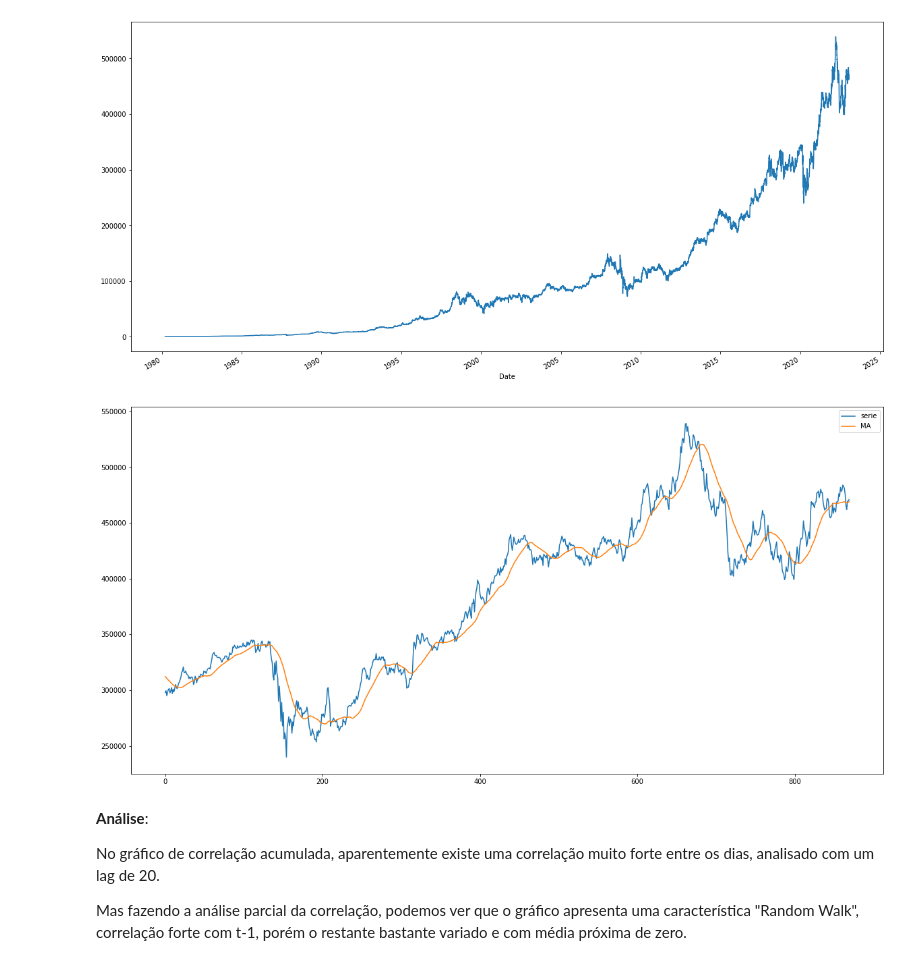
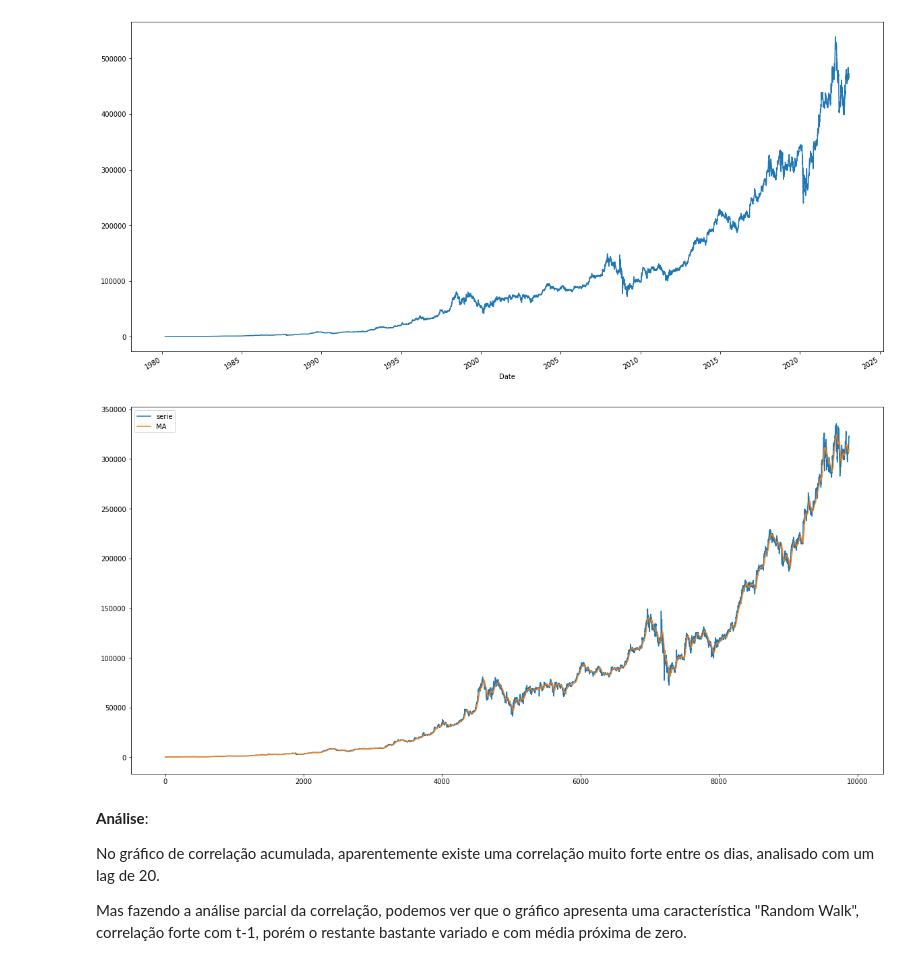
Before and after one commit to rgprado/SeriesTemporais, a Jupyter notebook: Series_Temporais_aula1_202201_Rodrigo_Prado.ipynb, the cells around one changed output. Cells and saved outputs as stored; diff of their text form; code cells hidden in the pictures.

```diff
--- a/Series_Temporais_aula1_202201_Rodrigo_Prado.ipynb
+++ b/Series_Temporais_aula1_202201_Rodrigo_Prado.ipynb
@@ -213,11 +301,11 @@ df_berkshire['Close'].plot()
 <matplotlib.axes._subplots.AxesSubplot at 0x...>
 [figure]
 # %%
-ts_berkshire = df_berkshire['Close'].iloc[-900:]
+ts_berkshire = df_berkshire['Close'].iloc[:-900]
 ma_size=30
 show_trend(ts_berkshire, ma_size)
 # %% [output]
-[figure, old version]
+[figure, new version]
 # %% [markdown]
 **Análise**:
 
```
Also changed, not shown: parts of 69 cells of this notebook.
